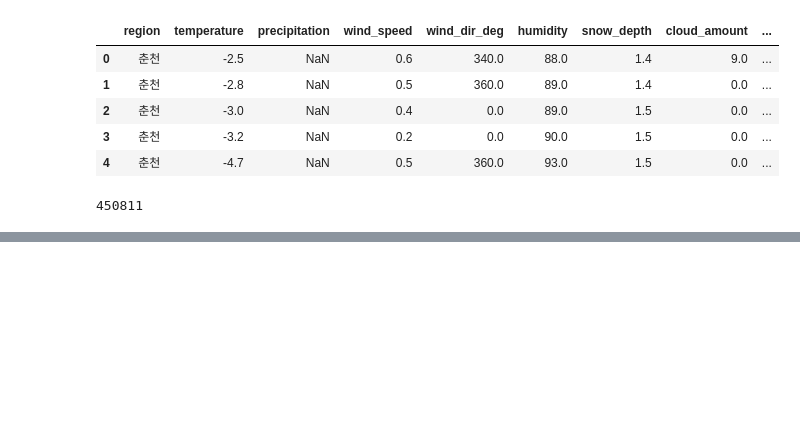
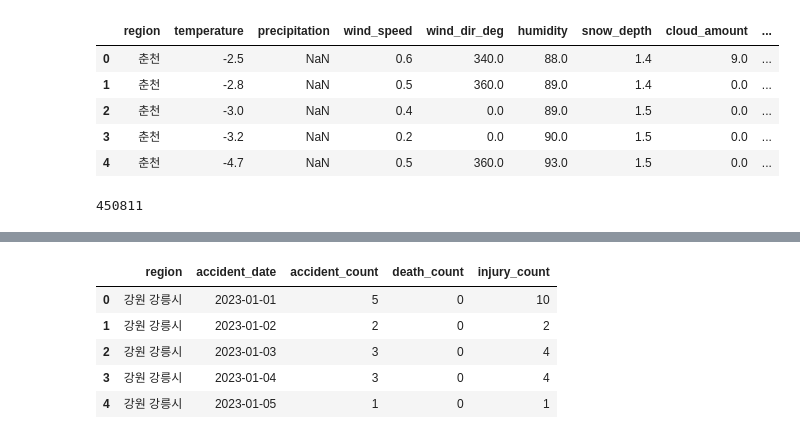
Before and after one commit to StaG-lab/ai-proj-2nd-class, a Jupyter notebook: 03.db_code/insert_dataset.ipynb, the cells around one changed output, grey strips where cells are left out. Cells and saved outputs as stored; diff of their text form; code cells hidden in the pictures; blank space fills up the shorter version.

```diff
--- a/03.db_code/insert_dataset.ipynb
+++ b/03.db_code/insert_dataset.ipynb
@@ -673,0 +713,10 @@ df_merged[columns_to_insert].to_sql(
+# %%
+df_accident_merged['accident_date'] = pd.to_datetime(df_accident_merged['accident_date'], format="%Y.%m.%d")
+df_accident_merged.head(5)
+# %% [output]
+|  | region | accident_date | accident_count | death_count | injury_count |
+| 0 | 강원 강릉시 | 2023-01-01 | 5 | 0 | 10 |
+| 1 | 강원 강릉시 | 2023-01-02 | 2 | 0 | 2 |
+| 2 | 강원 강릉시 | 2023-01-03 | 3 | 0 | 4 |
+| 3 | 강원 강릉시 | 2023-01-04 | 3 | 0 | 4 |
+| 4 | 강원 강릉시 | 2023-01-05 | 1 | 0 | 1 |
```
Also changed, not shown: parts of 14 cells of this notebook.
